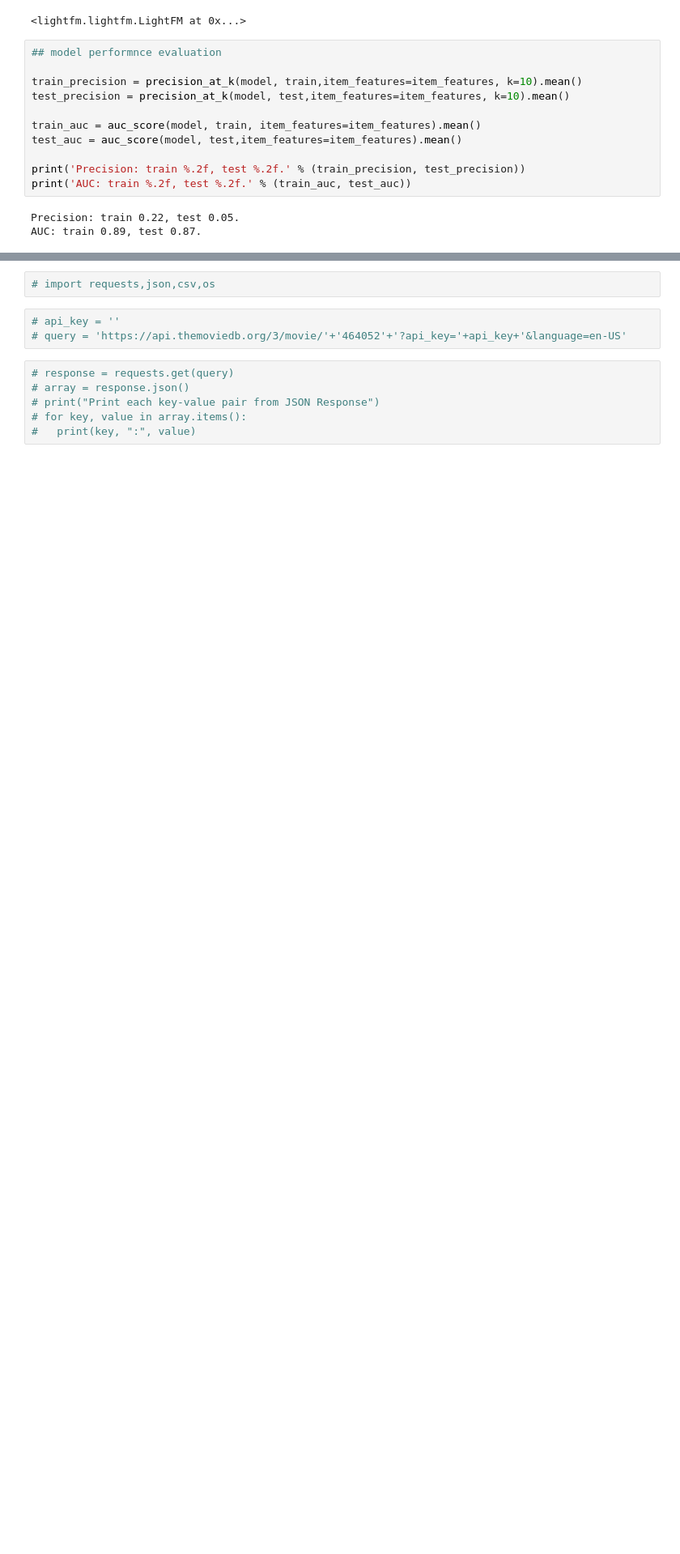
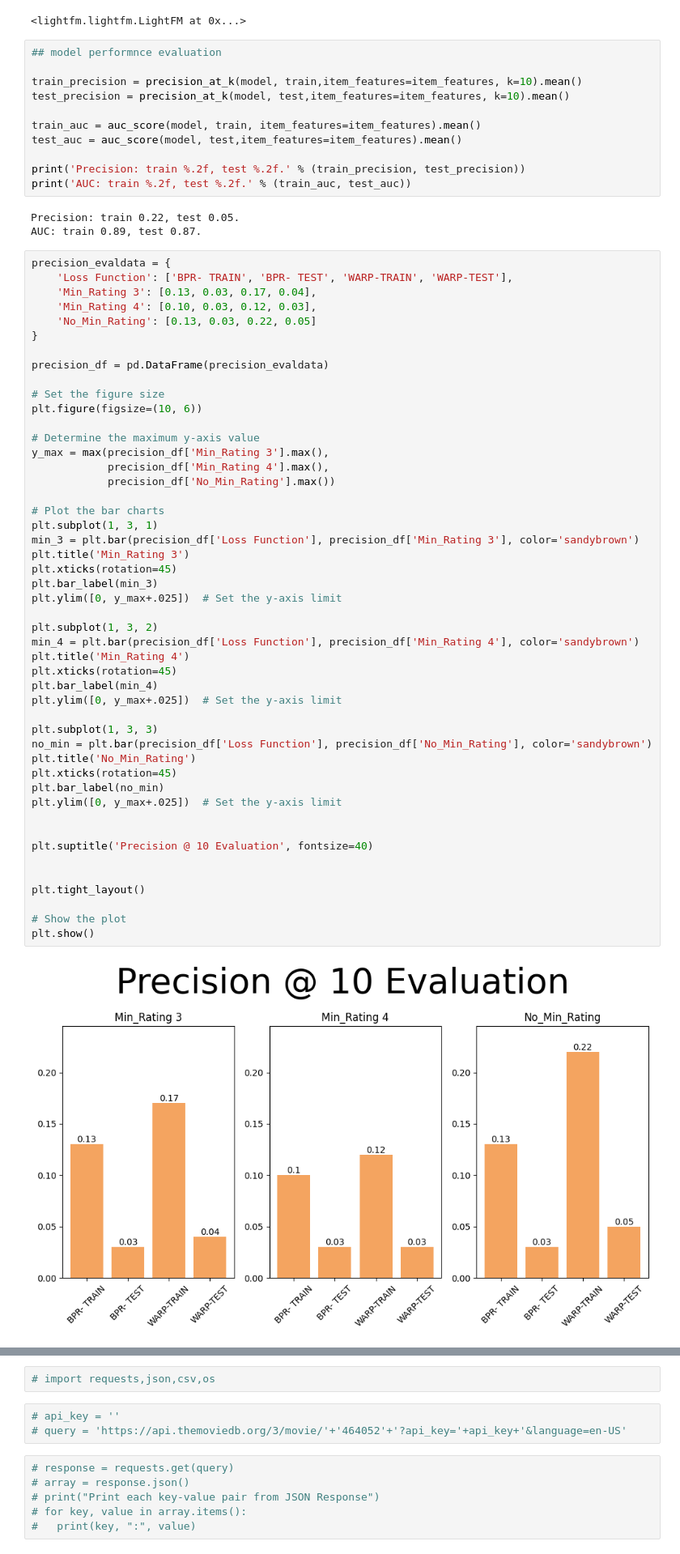
Before and after one commit to rreichhard/Data_Science_Portfolio, a Jupyter notebook: Movie Recommender Hybrid/Movie_Recommender_API.ipynb, the cells around one changed output, grey strips where cells are left out. Shown at 81% size. Cells and saved outputs as stored; diff of their text form; blank space fills up the shorter version.

```diff
--- a/Movie Recommender Hybrid/Movie_Recommender_API.ipynb
+++ b/Movie Recommender Hybrid/Movie_Recommender_API.ipynb
@@ -162,3 +163,53 @@ print('AUC: train %.2f, test %.2f.' % (train_auc, test_auc))
 # %% [output]
 Precision: train 0.22, test 0.05.
 AUC: train 0.89, test 0.87.
+# %%
+precision_evaldata = {
+    'Loss Function': ['BPR- TRAIN', 'BPR- TEST', 'WARP-TRAIN', 'WARP-TEST'],
+    'Min_Rating 3': [0.13, 0.03, 0.17, 0.04],
+    'Min_Rating 4': [0.10, 0.03, 0.12, 0.03],
+    'No_Min_Rating': [0.13, 0.03, 0.22, 0.05]
+}
+
+precision_df = pd.DataFrame(precision_evaldata)
+
+# Set the figure size
+plt.figure(figsize=(10, 6))
+
+# Determine the maximum y-axis value
+y_max = max(precision_df['Min_Rating 3'].max(),
+            precision_df['Min_Rating 4'].max(),
+            precision_df['No_Min_Rating'].max())
+
+# Plot the bar charts
+plt.subplot(1, 3, 1)
+min_3 = plt.bar(precision_df['Loss Function'], precision_df['Min_Rating 3'], color='sandybrown')
+plt.title('Min_Rating 3')
+plt.xticks(rotation=45)
+plt.bar_label(min_3)
+plt.ylim([0, y_max+.025])  # Set the y-axis limit
+
+plt.subplot(1, 3, 2)
+min_4 = plt.bar(precision_df['Loss Function'], precision_df['Min_Rating 4'], color='sandybrown')
+plt.title('Min_Rating 4')
+plt.xticks(rotation=45)
+plt.bar_label(min_4)
+plt.ylim([0, y_max+.025])  # Set the y-axis limit
+
+plt.subplot(1, 3, 3)
+no_min = plt.bar(precision_df['Loss Function'], precision_df['No_Min_Rating'], color='sandybrown')
+plt.title('No_Min_Rating')
+plt.xticks(rotation=45)
+plt.bar_label(no_min)
+plt.ylim([0, y_max+.025])  # Set the y-axis limit
+
+
+plt.suptitle('Precision @ 10 Evaluation', fontsize=40)
+
+
+plt.tight_layout()
+
+# Show the plot
+plt.show()
+# %% [output]
+[figure, added]
```
Also changed, not shown: parts of 2 cells of this notebook.
